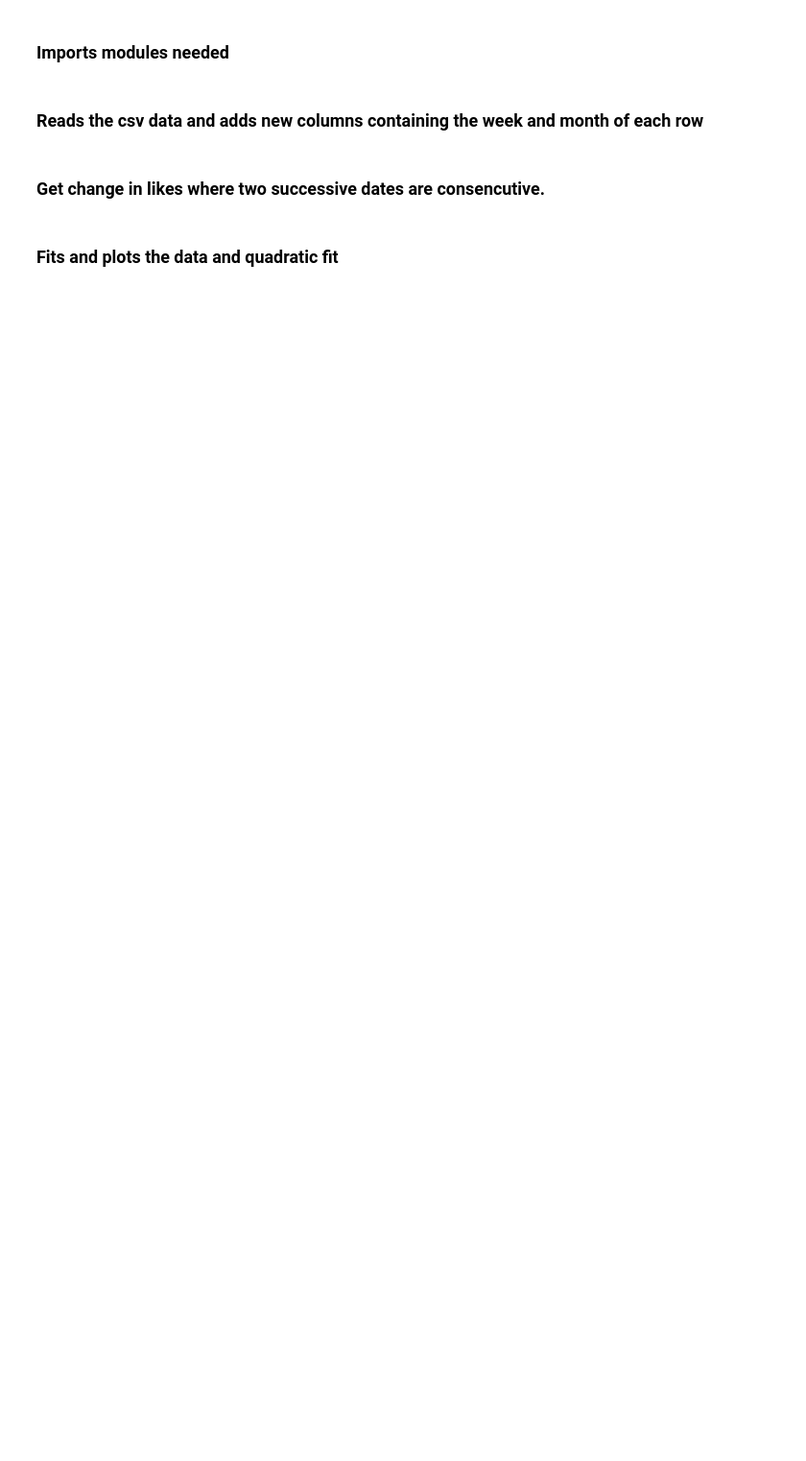
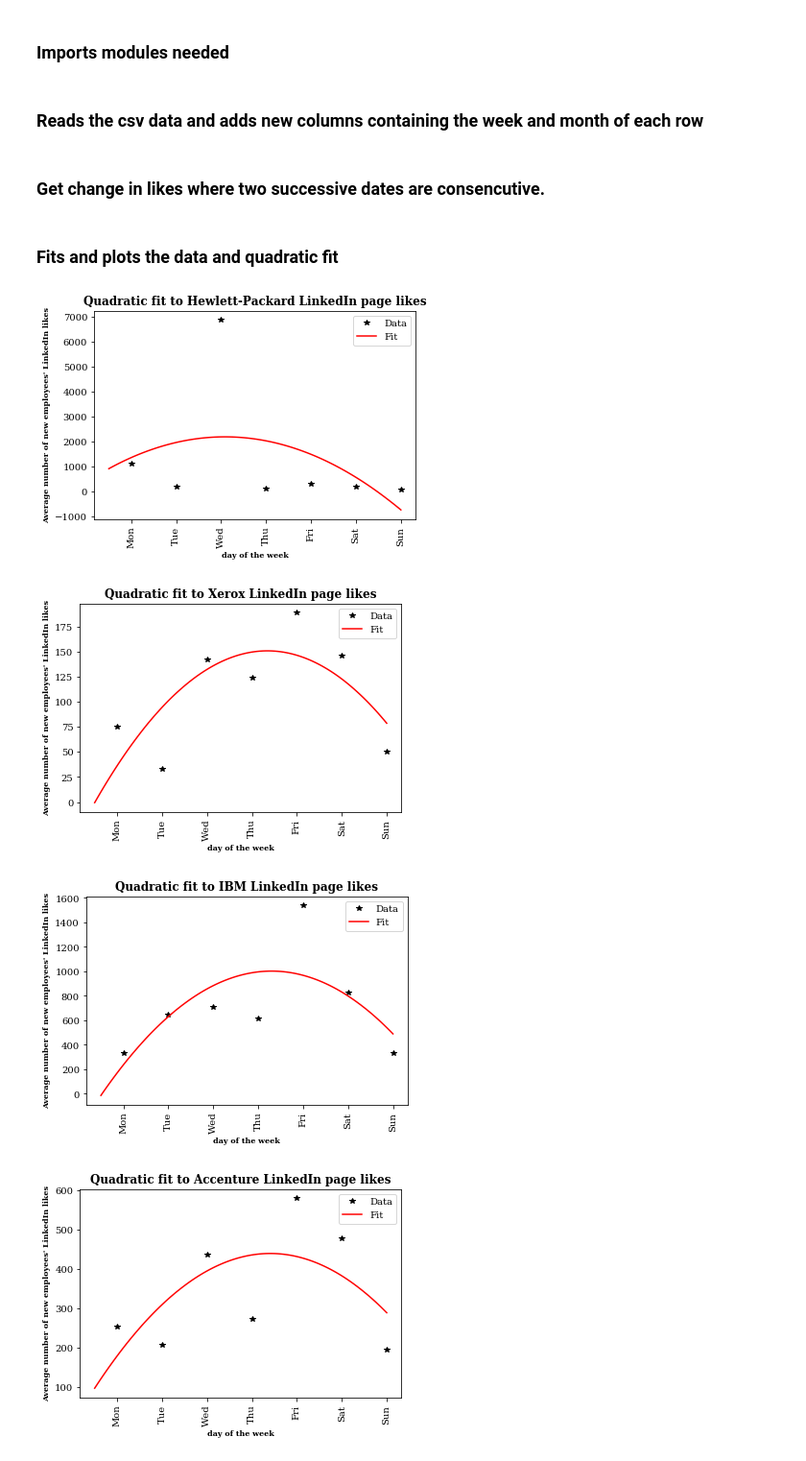
Before and after one commit to nnaemeka/variation-of-a-company-s-Linkedin-Likes-with-days-of-the-week, a Jupyter notebook: Evolution of a company's LinkedIn likes.ipynb, the cells around one changed output. Shown at 96% size. Saved outputs shown, nothing was run; the diff lists cells and outputs as text; code cells hidden in the pictures; blank space fills up the shorter version.

```diff
--- a/Evolution of a company's LinkedIn likes.ipynb
+++ b/Evolution of a company's LinkedIn likes.ipynb
@@ -20,13 +20,18 @@ df['month'] = df.as_of_date.dt.month
 # %%
 
 def get_change_in_likes(df):
+    if df.empty:
+        return(df)
     #converts dates to ordinal for easy computation
     df['ordinal_date'] = df['as_of_date'].apply(lambda x: x.toordinal())
     df["day_difference"] = np.nan
     df["like_difference"] = np.nan
     df["employees_on_platform_difference"] = np.nan
     row_iterator = df.iterrows()
-    _, row = next(row_iterator)  # take first item from row_iterator
+    try:
+        _, row = next(row_iterator)  # take first item from row_iterator
+    except StopIteration as e:
+        return(None)
     for i, _next in row_iterator:
         current_row = row['ordinal_date']
         current_likes = row['followers_count']
@@ -55,6 +60,7 @@ def get_change_in_likes(df):
 # %% [markdown]
 ### Fits and plots the data and quadratic fit
 # %%
+#Plotting for followers likes per week
 plt.rc('font', family='serif')
 
 def quadratic_fit(x,a,b,c):
@@ -63,6 +69,7 @@ groups = df.groupby("company_name")
 #company = "Walmart" # put the name of company you want
 companies = ["Facebook","Walmart","Google","Amazon","Apple","AT&T","CVS Health","Twitter",\
              "General Motors","UnitedHealth Group","McKesson","ExxonMobil","LinkedIn"]
+companies = ["Total","ExxonMobil","BP","Petrobras","Chevron","Halliburton","Schlumberger"]
 for company in companies:
     df1 = groups.get_group(company)
     df1 = df1[df1['followers_count']>=1]
@@ -74,13 +81,13 @@ for company in companies:
     days_abbrev = ["Mon","Tue","Wed","Thu","Fri","Sat","Sun"]
     ordered_weekdays = sorted(weekdays, key=days.index)
     followers_weekly_avg = []
-    employ_likes_weekly_avg = []
+    employees_likes_weekly_avg = []
     for day in ordered_weekdays:
         d = df1.get_group(day)
         mean_following = d.like_difference.mean()
         mean_employ_likes =d.employees_on_platform_difference.mean()
         followers_weekly_avg.append(mean_following)
-        employ_likes_weekly_avg.append(mean_employ_likes)
+        employees_likes_weekly_avg.append(mean_employ_likes)
     points = [1,2,3,4,5,6,7] #the days of the week
     P0 = np.array([1,1,1])
     coeffs, matcov = curve_fit(quadratic_fit, points, followers_weekly_avg, P0)
@@ -96,3 +103,52 @@ for company in companies:
     plt.xticks(rotation=90)
     plt.savefig(company+".png",bbox_inches="tight", dpi=1000)
     plt.show()
+# %%
+# plots for Employess likes
+plt.rc('font', family='serif')
+
+def quadratic_fit(x,a,b,c):
+    return np.array(a+b*x+c*x**2)
+groups = df.groupby("company_name")
+#company = "Walmart" # put the name of company you want
+companies = ["Facebook","Walmart","Google","Amazon","Apple","AT&T","CVS Health","Twitter",\
+#             "General Motors","UnitedHealth Group","McKesson","ExxonMobil","LinkedIn"]
+#companies = ["Hewlett-Packard","Xerox","IBM","Accenture"]
+for company in companies:
+    df1 = groups.get_group(company)
+    df1 = df1[df1['employees_on_platform']>=1]
+    df1 = get_change_in_likes(df1)
+    df1 = df1.groupby("day_of_week")
+    #get the days and sort them in the right order
+    weekdays = df1.groups.keys()
+    days = ["Monday","Tuesday","Wednesday","Thursday","Friday","Saturday","Sunday"]
+    days_abbrev = ["Mon","Tue","Wed","Thu","Fri","Sat","Sun"]
+    ordered_weekdays = sorted(weekdays, key=days.index)
+    followers_weekly_avg = []
+    employees_likes_weekly_avg = []
+    for day in ordered_weekdays:
+        d = df1.get_group(day)
+        mean_following = d.like_difference.mean()
+        mean_employ_likes =d.employees_on_platform_difference.mean()
+        followers_weekly_avg.append(mean_following)
+        employees_likes_weekly_avg.append(mean_employ_likes)
+    points = [1,2,3,4,5,6,7] #the days of the week
+    P0 = np.array([1,1,1])
+    coeffs, matcov = curve_fit(quadratic_fit, points, employees_likes_weekly_avg, P0) # employees' likes
+    x = np.linspace(0.5,7,100)
+    y = quadratic_fit(x,*coeffs)
+    #plots the data
+    plt.plot(points,employees_likes_weekly_avg,"k*",x,y,"r") # for employees' likes
+    plt.xticks(points, days_abbrev)
+    plt.title("Quadratic fit to "+company+" LinkedIn page likes",size=12,weight ='bold')
+    plt.xlabel("day of the week",size=8,weight ='bold')
+    plt.ylabel("Average number of new employees' LinkedIn likes",size=8,weight ='bold') # for employees' likes
+    plt.legend(["Data","Fit"])
+    plt.xticks(rotation=90)
+    plt.savefig(company+".png",bbox_inches="tight", dpi=1000)
+    plt.show()
+# %% [output]
+[figure, added]
+[figure, added]
+[figure, added]
+[figure, added]
```
